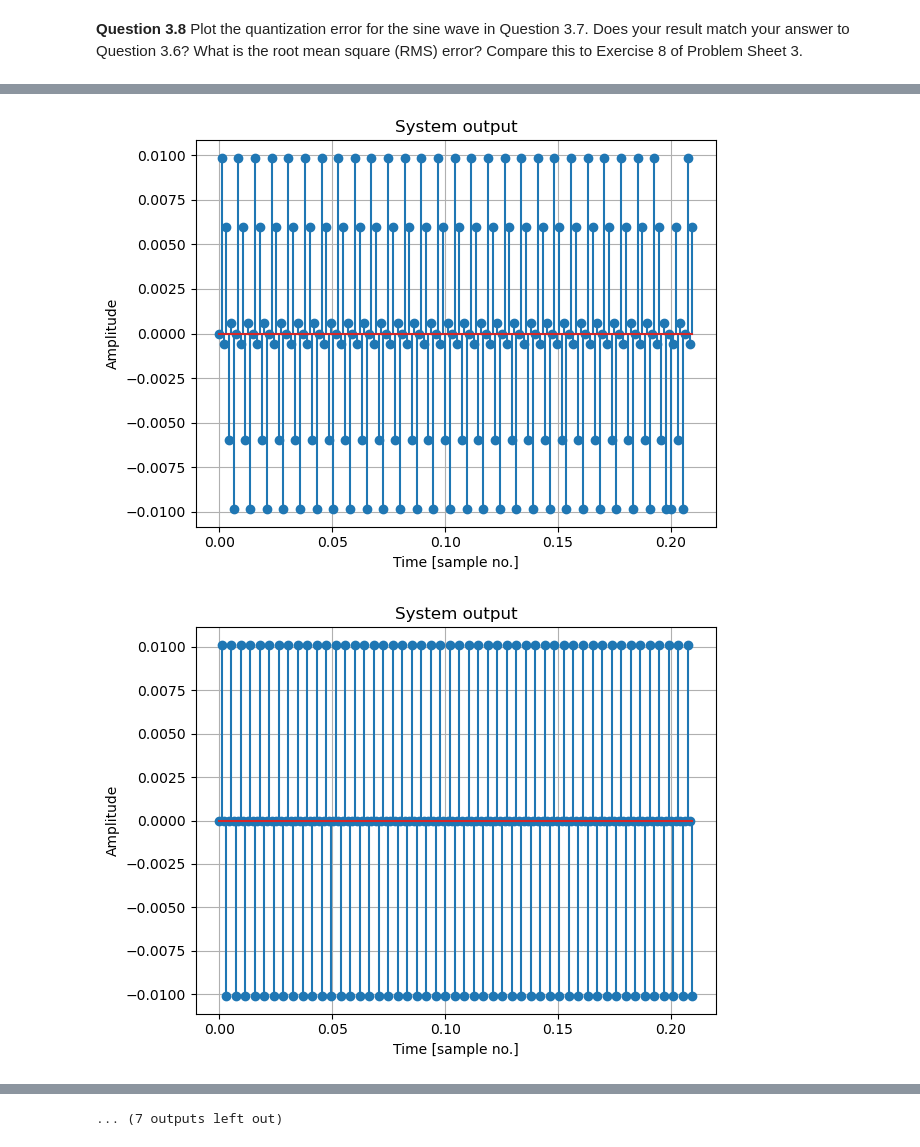
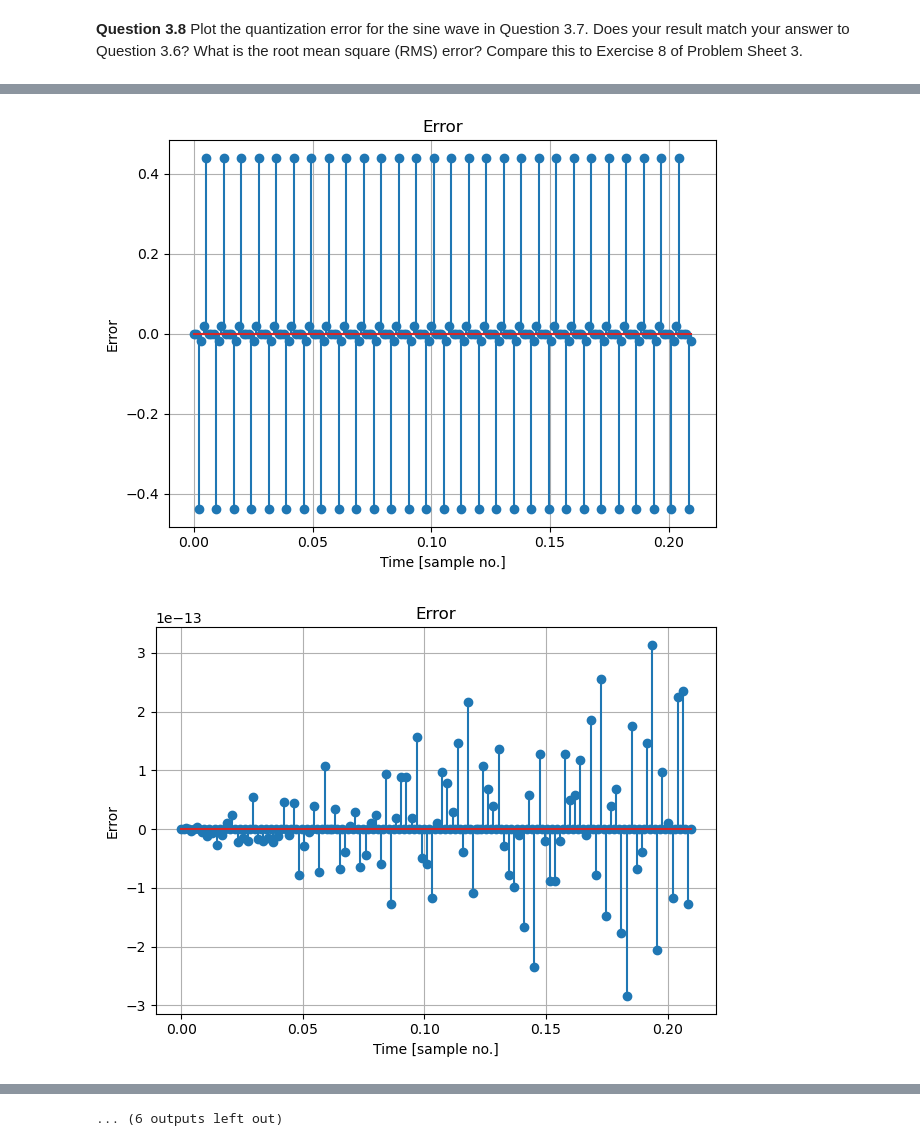
Before and after one commit to n0sc3tipsum/sap-EE2-SS-LAB, a Jupyter notebook: EX3 - Sampling.ipynb, the cells around one changed output, grey strips where cells are left out. Drawn from its saved outputs; the diff is of its cells as text; code cells hidden in the pictures.

```diff
--- a/EX3 - Sampling.ipynb
+++ b/EX3 - Sampling.ipynb
@@ -308,7 +308,7 @@ def quantizer(x, dynrange, N):
 
 
 dynrange = {'Max' : 100 , 'Min' : -50 }
-n_quant = 100
+n_quant = 21
 
 fs = [i for i in range(100,50000,5000)]
 fsig = 100
@@ -321,7 +321,7 @@ y = []
 for f in fs :
 
     t,x = sinegen(f, fsig, n_sample)
-    y.append([t,x])
+    y.append([t,10*x])
 
 
 for i in range(len(fs)) :
@@ -370,9 +370,37 @@ for signals in y :
 # %%
 # plot a quantized sine wave here
 import matplotlib.pyplot as plt
-
+import numpy as np
 from functions.lab_functions import sinegen, cosgen
 from functions.lab_functions import plot_signal
+def quantizer(x, dynrange, N):
+    # x is the signal to quantize
+    # dynrange is the as dynamic range of your quantizer expressed as a min and max value
+    # N is the number of quantization levels
+    Max_x = np.max(x)
+    Min_x = np.min(x)
+
+    if(dynrange == None ):
+        Max_q = np.ceil(Max_x)
+        Min_q = np.ceil(Min_x)
+
+    else :
+        Max_q = dynrange['Max']
+        Min_q = dynrange['Min']
+
+    W = (Max_x + np.abs(Min_x)) / (N - 1)
+
+    y=[]
+
+    for x_i in x :
+
+        if (x_i > Max_q)   : y.append(Max_q)
+
+        elif (x_i < Min_q) : y.append(Min_q)
+
+        else : y.append(W * np.round(x_i/W))
+
+    return y
 
 dynrange = {'Max' : 50 , 'Min' : -50 }
 
@@ -428,7 +456,7 @@ def quantizer(x, dynrange, N):
 
 
 dynrange = {'Max' : 100 , 'Min' : -50 }
-n_quant = 100
+n_quant = 21
 
 fs = [i for i in range(100,1000,50)]
 fsig = 100
@@ -440,7 +468,7 @@ y = []
 for f in fs :
 
     t,x = sinegen(f, fsig, n_sample)
-    y.append([t,x])
+    y.append([t,10*x])
 
 
 for i in range(len(fs)) :
@@ -481,7 +509,7 @@ for signals in y :
 
 for er in error:
 
-    plt = plot_signal(signals[0], error[error_iter], title='System output', xlabel='Time [sample no.]', ylabel='Amplitude', func='stem')
+    plt = plot_signal(signals[0], error[error_iter], title='Error', xlabel='Time [sample no.]', ylabel='Error', func='stem')
     #plt = plot_signal(signals[0], quantized_sig[1], title='System output', xlabel='Time [sample no.]', ylabel='Amplitude', func='stem')
     plt.show()
 
@@ -495,2 +523,2 @@ for er in error:
-[figure, old version]
+[figure, new version]
-[figure, old version]
+[figure, new version]
@@ -502 +530 @@ for er in error:
-... (7 outputs left out)
+... (6 outputs left out)
```
Also changed, not shown: parts of 3 cells of this notebook, 3 other files.
